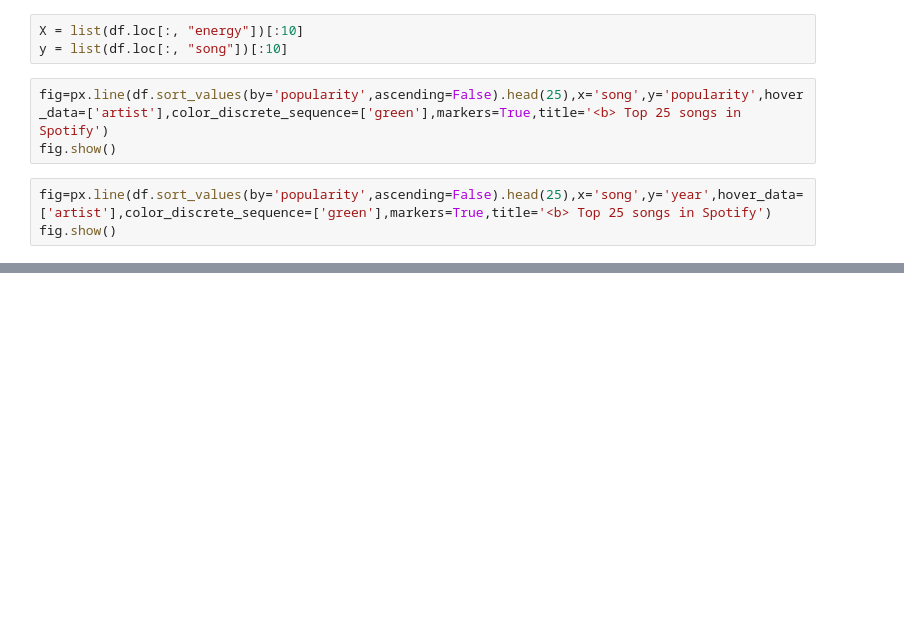
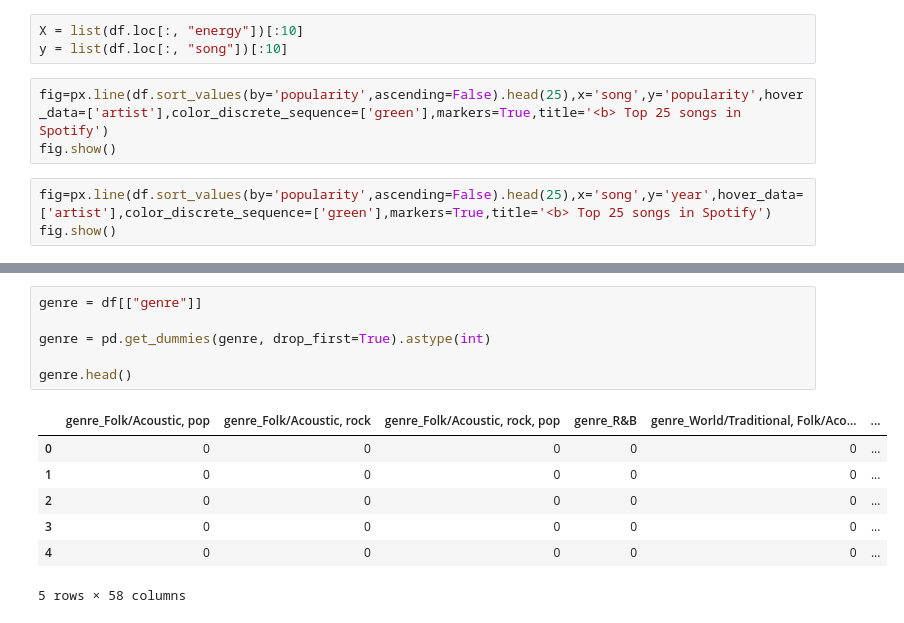
Before and after one commit to Nehaasati/KK1-Malm-Neha-asati, a Jupyter notebook: proj.ipynb, the cells around one changed output, grey strips where cells are left out. Saved outputs shown, nothing was run; the diff lists cells and outputs as text; blank space fills up the shorter version.

```diff
--- a/proj.ipynb
+++ b/proj.ipynb
@@ -521,0 +542,14 @@ fig.show()
+# %%
+genre = df[["genre"]]
+
+genre = pd.get_dummies(genre, drop_first=True).astype(int)
+
+genre.head()
+# %% [output]
+|  | genre_Folk/Acoustic, pop | genre_Folk/Acoustic, rock | genre_Folk/Acoustic, rock, pop | genre_R&B | genre_World/Traditional, Folk/Aco... | ... |
+| 0 | 0 | 0 | 0 | 0 | 0 | ... |
+| 1 | 0 | 0 | 0 | 0 | 0 | ... |
+| 2 | 0 | 0 | 0 | 0 | 0 | ... |
+| 3 | 0 | 0 | 0 | 0 | 0 | ... |
+| 4 | 0 | 0 | 0 | 0 | 0 | ... |
+5 rows × 58 columns
```
Also changed, not shown: parts of 3 cells of this notebook.
